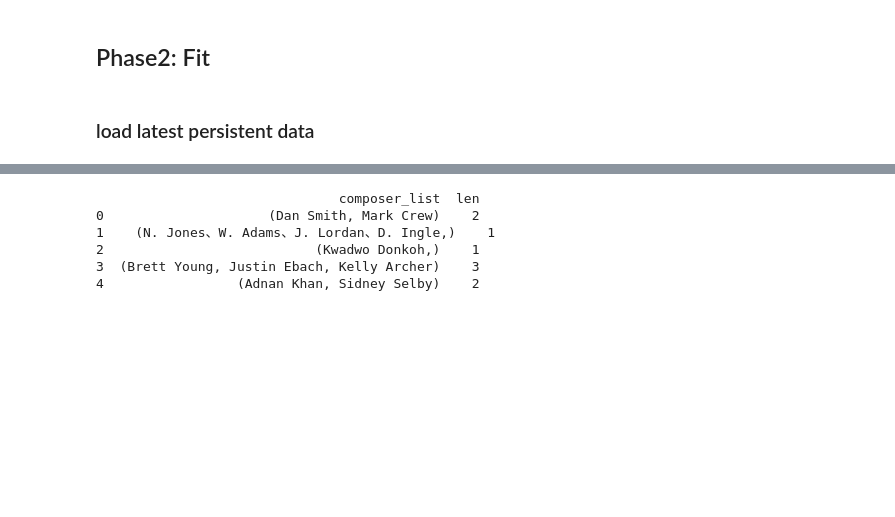
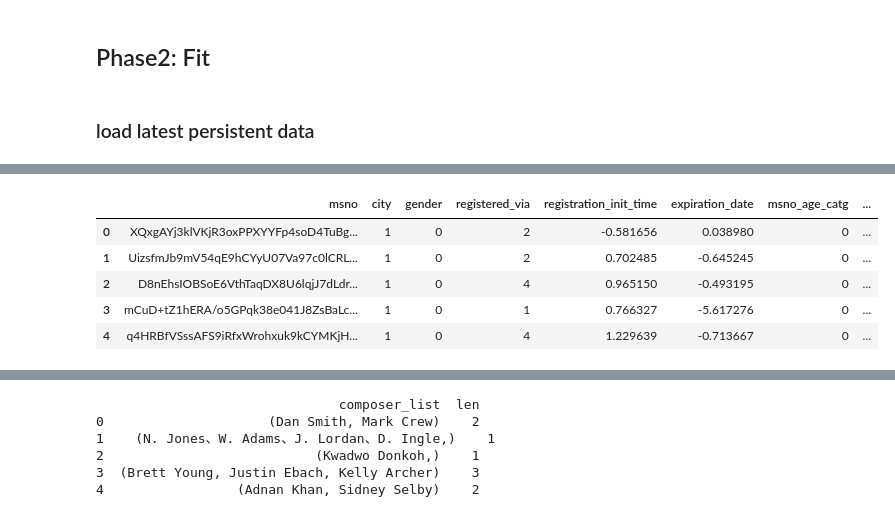
Before and after one commit to CloudMile/ml-specialized, a Jupyter notebook: kkbox/kkbox.ipynb, the cells around one changed output, grey strips where cells are left out. Saved outputs shown, nothing was run; the diff lists cells and outputs as text; code cells hidden in the pictures; blank space fills up the shorter version.

```diff
--- a/kkbox/kkbox.ipynb
+++ b/kkbox/kkbox.ipynb
@@ -580,0 +671,9 @@ KeyError: 'registration_init_time'
+# %%
+members_copy.head()
+# %% [output]
+|  | msno | city | gender | registered_via | registration_init_time | expiration_date | msno_age_catg | ... |
+| 0 | XQxgAYj3klVKjR3oxPPXYYFp4soD4TuBg... | 1 | 0 | 2 | -0.581656 | 0.038980 | 0 | ... |
+| 1 | UizsfmJb9mV54qE9hCYyU07Va97c0lCRL... | 1 | 0 | 2 | 0.702485 | -0.645245 | 0 | ... |
+| 2 | D8nEhsIOBSoE6VthTaqDX8U6lqjJ7dLdr... | 1 | 0 | 4 | 0.965150 | -0.493195 | 0 | ... |
+| 3 | mCuD+tZ1hERA/o5GPqk38e041J8ZsBaLc... | 1 | 0 | 1 | 0.766327 | -5.617276 | 0 | ... |
+| 4 | q4HRBfVSssAFS9iRfxWrohxuk9kCYMKjH... | 1 | 0 | 4 | 1.229639 | -0.713667 | 0 | ... |
```
Also changed, not shown: parts of 25 cells of this notebook, 2 other files.
